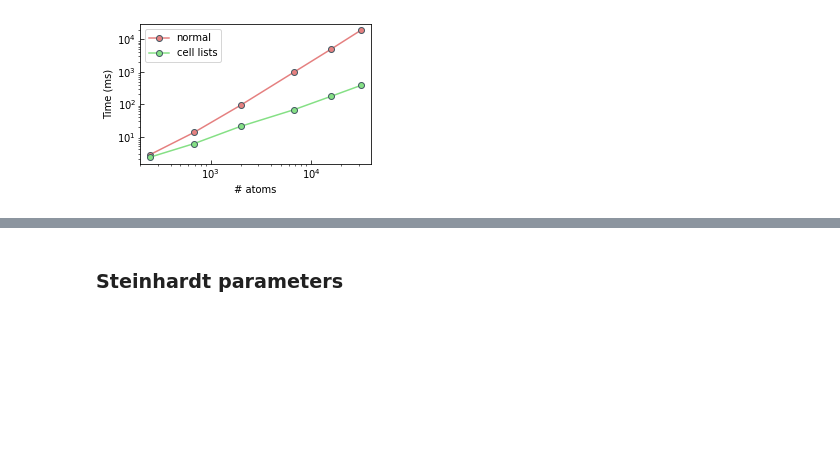
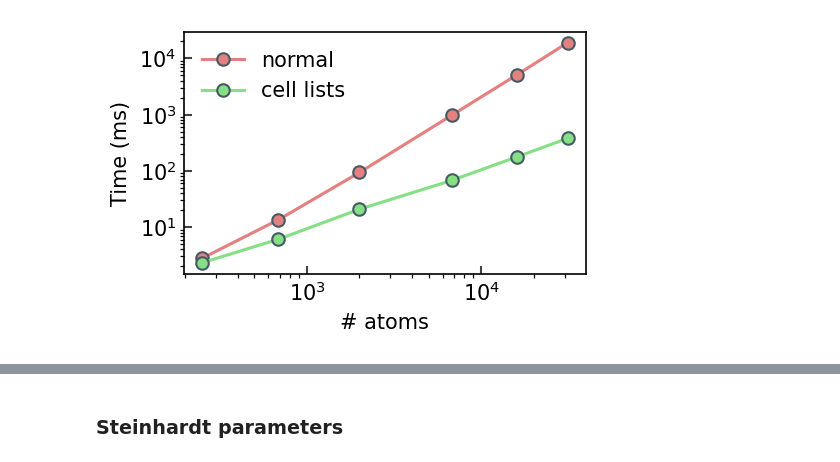
Before and after one commit to pyscal/pyscal, a Jupyter notebook: neighbor_data.ipynb, the cells around one changed output, grey strips where cells are left out. Cells and saved outputs as stored; diff of their text form; code cells hidden in the pictures; blank space fills up the shorter version.

```diff
--- a/neighbor_data.ipynb
+++ b/neighbor_data.ipynb
@@ -40,15 +65,17 @@ nocell = [2.78, 13.5, 93.5, 969,
 cell = [2.32, 6.08, 20.8, 67.4,
        177, 378]
 # %%
-mlt = Multiplot(width=300)
+mlt = Multiplot(width=250)
 mlt[0,0].plot(natoms, nocell, 'o-', color=accent["pred"],
               markeredgecolor=accent["lgrey"], label='normal')
 mlt[0,0].plot(natoms, cell, 'o-', color=accent["pgreen"],
              markeredgecolor=accent["lgrey"], label='cell lists')
 mlt[0,0].set_xlabel("# atoms")
 mlt[0,0].set_ylabel("Time (ms)")
 mlt[0,0].legend()
 mlt[0,0].set_yscale('log')
 mlt[0,0].set_xscale('log')
+mlt[0,0].legend(frameon=False)
+mlt.fig.set_dpi(150)
 # %% [output]
-[figure, old version]
+[figure, new version]
```
Also changed, not shown: parts of 15 cells of this notebook, 4 other files.
